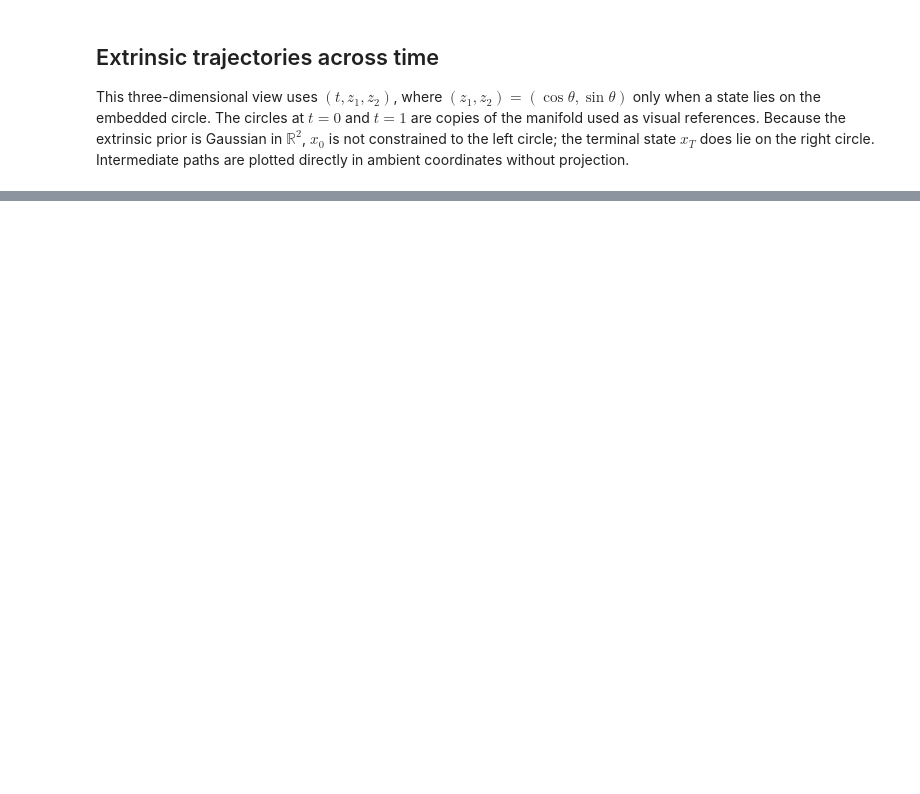
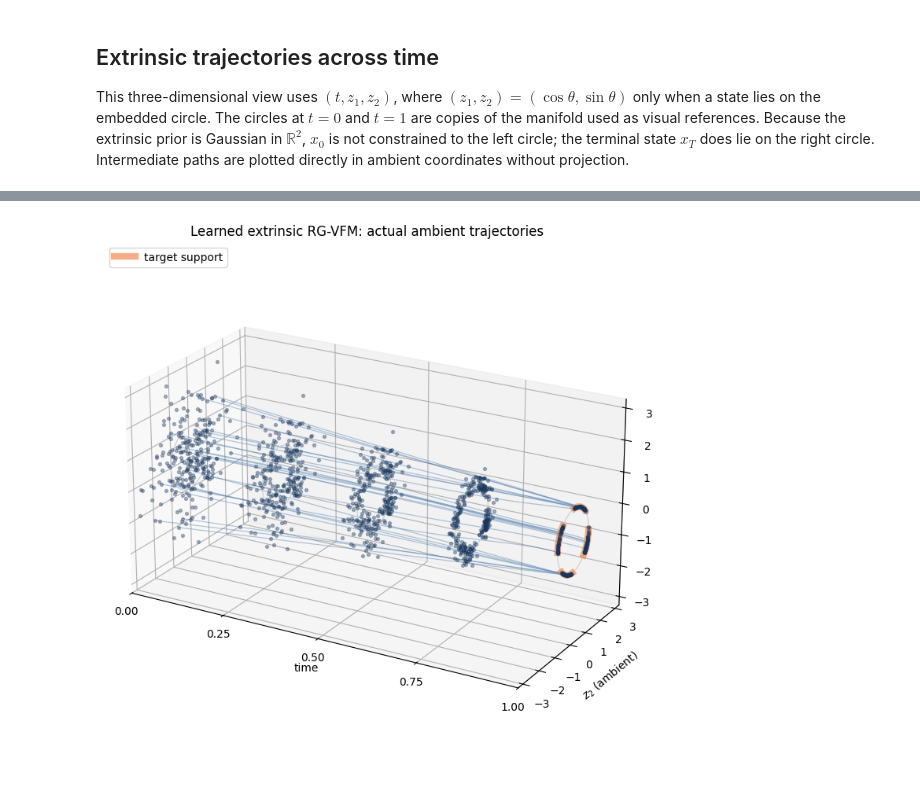
Before and after one commit to MateosCz/diffusion-playground, a Jupyter notebook: flat_torus_1d.ipynb, the cells around one changed output, grey strips where cells are left out. Drawn from its saved outputs; the diff is of its cells as text; code cells hidden in the pictures; blank space fills up the shorter version.

```diff
--- a/flat_torus_1d.ipynb
+++ b/flat_torus_1d.ipynb
@@ -474,0 +523,46 @@ plt.show()
+# %%
+show_ambient = True  # False: project the trajectory onto the unit circle.
+times = learned_times.cpu().numpy()
+if show_ambient and trained_flow.support == "extrinsic":
+    # Embedding order is (cos, sin); display order is (time, sin-side, cos-side).
+    ambient = learned_states.cpu().numpy()
+    plot_y, plot_z = ambient[..., 1], ambient[..., 0]
+    y_label, z_label = r"$z_2$ (ambient)", r"$z_1$ (ambient)"
+    plot_title = "Learned extrinsic RG-VFM: actual ambient trajectories"
+else:
+    angles = 2 * np.pi * learned_x[..., 0].numpy()
+    plot_y, plot_z = np.sin(angles), np.cos(angles)
+    y_label, z_label = r"$\sin(2\pi x)$", r"$\cos(2\pi x)$"
+    plot_title = "Learned RG-VFM generation on the circle"
+plot_limit = max(1.15, 1.05 * np.abs(plot_y).max(), 1.05 * np.abs(plot_z).max())
+
+fig = plt.figure(figsize=(13, 7), constrained_layout=True)
+ax = fig.add_subplot(111, projection="3d")
+for particle in range(min(24, n_samples)):
+    ax.plot(times, plot_y[:, particle], plot_z[:, particle],
+            color="#4477AA", lw=0.9, alpha=0.4)
+
+reference_angle = np.linspace(0, 2 * np.pi, 200)
+for step in np.linspace(0, n_steps, 5, dtype=int):
+    ax.plot(np.full(200, times[step]), np.sin(reference_angle), np.cos(reference_angle),
+            color="0.8", lw=0.8)
+    ax.scatter(np.full(n_samples, times[step]), plot_y[step], plot_z[step],
+               color="#17365D", s=8, alpha=0.35, depthshade=False)
+
+# Even-numbered intervals are the checkerboard's occupied arcs.
+for tile in range(0, num_rows, 2):
+    arc = np.linspace(2 * np.pi * tile / num_rows, 2 * np.pi * (tile + 1) / num_rows, 100)
+    ax.plot(np.full(100, times[-1]), np.sin(arc), np.cos(arc),
+            color="#EE7733", lw=6, alpha=0.6,
+            label="target support" if tile == 0 else None)
+
+ax.set(xlabel="time", ylabel=y_label, zlabel=z_label, title=plot_title,
+       xlim=(times[0], times[-1]),
+       ylim=(-plot_limit, plot_limit), zlim=(-plot_limit, plot_limit))
+ax.set_xticks(np.linspace(times[0], times[-1], 5))
+ax.set_box_aspect((2, 1, 1))
+ax.view_init(elev=22, azim=-60)
+ax.legend(loc="upper left")
+plt.show()
+# %% [output]
+[figure, added]
```
Also changed, not shown: parts of 8 cells of this notebook, 12 other files.
